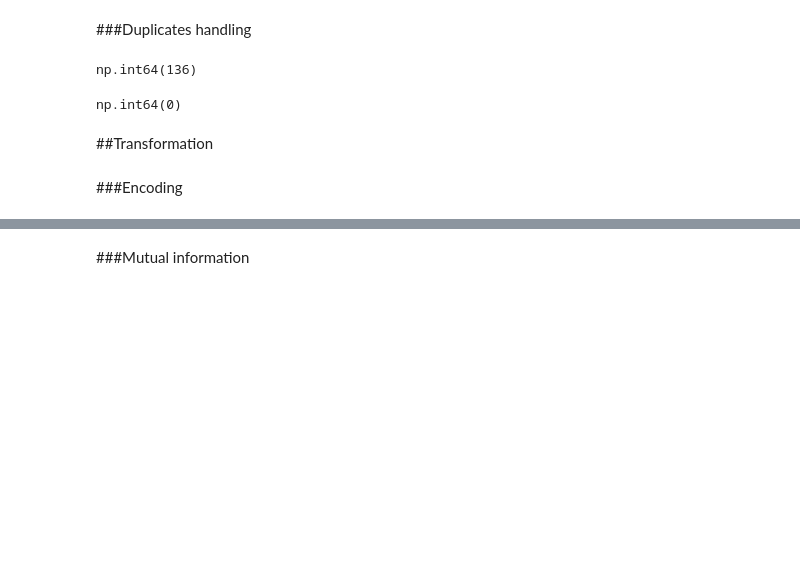
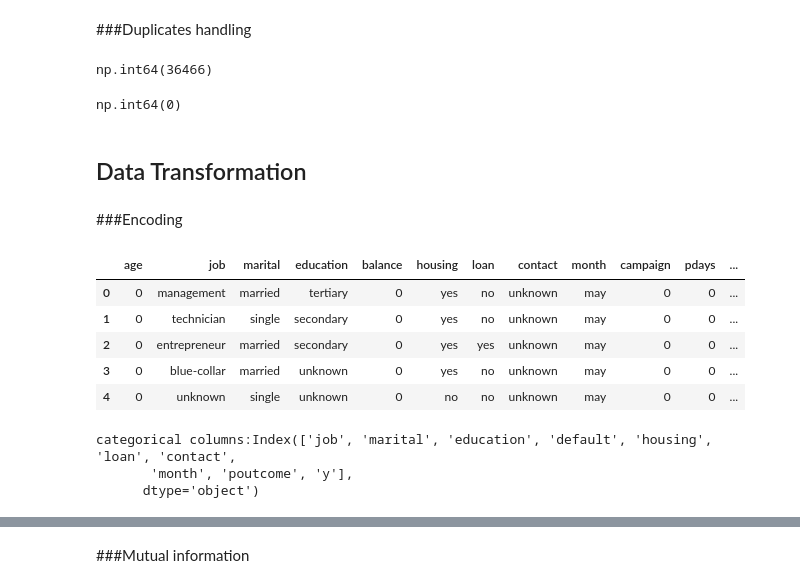
Before and after one commit to Priya-on-loop/Bank_management_model, a Jupyter notebook: Bank_Management.ipynb, the cells around one changed output, grey strips where cells are left out. Saved outputs shown, nothing was run; the diff lists cells and outputs as text; code cells hidden in the pictures; blank space fills up the shorter version.

Commit message:
Data  transformation done by Ananthakrishnan

```diff
--- a/Bank_Management.ipynb
+++ b/Bank_Management.ipynb
@@ -18,6 +18,6 @@ Mounted at /content/drive
 # %%
 # Reading the dataset
-filepath='/content/drive/MyDrive/AI  and ML/DataSets/bank-full.csv'
+filepath='/content/Bank_management_model/bank-full.csv'
 df_bank = pd.read_csv(filepath , sep =';')
 # %%
 # Checking the dataset
@@ -335,7 +335,7 @@ Column 'previous': 0
 # before duplicate removal
 df_bank.duplicated().sum()
 # %% [output]
-np.int64(136)
+np.int64(36466)
 # %%
 df_bank.drop_duplicates(inplace = True)
 # %%
@@ -344,6 +344,23 @@ df_bank.duplicated().sum()
 # %% [output]
 np.int64(0)
 # %% [markdown]
-##Transformation
+## Data Transformation
 # %% [markdown]
 ###Encoding
+# %%
+# dataframe before encoding
+df_bank.head()
+# %% [output]
+|  | age | job | marital | education | balance | housing | loan | contact | month | campaign | pdays | ... |
+| 0 | 0 | management | married | tertiary | 0 | yes | no | unknown | may | 0 | 0 | ... |
+| 1 | 0 | technician | single | secondary | 0 | yes | no | unknown | may | 0 | 0 | ... |
+| 2 | 0 | entrepreneur | married | secondary | 0 | yes | yes | unknown | may | 0 | 0 | ... |
+| 3 | 0 | blue-collar | married | unknown | 0 | yes | no | unknown | may | 0 | 0 | ... |
+| 4 | 0 | unknown | single | unknown | 0 | no | no | unknown | may | 0 | 0 | ... |
+# %%
+# Encoding is done on non numeric columns
+print(f'categorical columns:{cat_cols}')
+# %% [output]
+categorical columns:Index(['job', 'marital', 'education', 'default', 'housing', 'loan', 'contact',
+       'month', 'poutcome', 'y'],
+      dtype='object')
```
Also changed, not shown: parts of 15 cells of this notebook.
